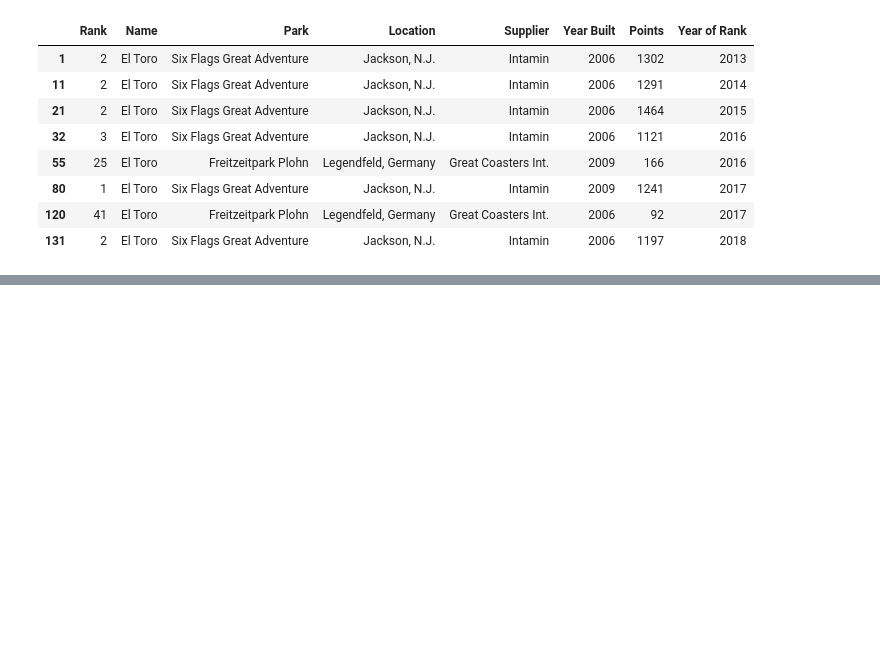
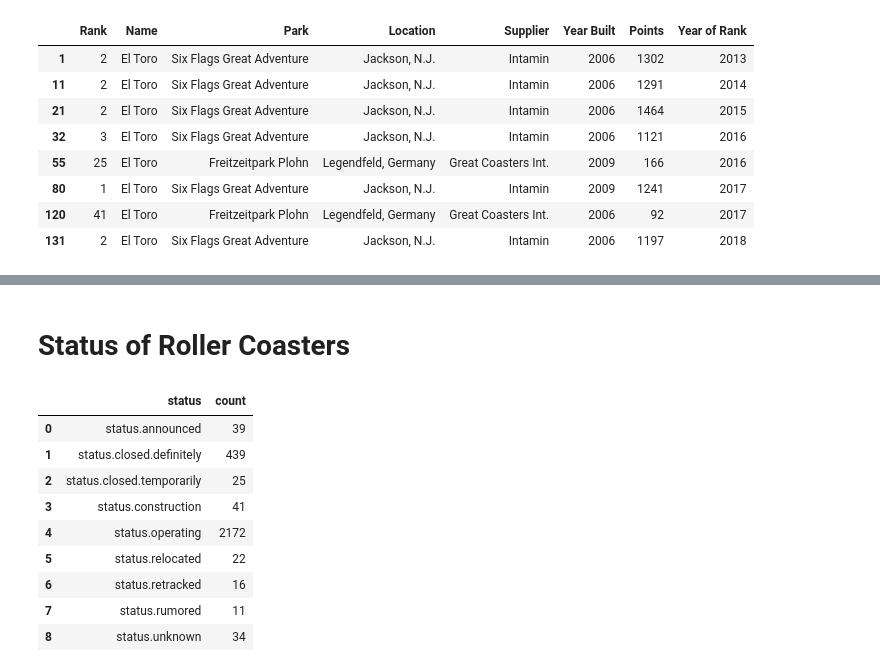
Before and after one commit to princeKike27/Roller-Coaster, a Jupyter notebook: Roller_Coaster.ipynb, the cells around one changed output, grey strips where cells are left out. Saved outputs shown, nothing was run; the diff lists cells and outputs as text; code cells hidden in the pictures; blank space fills up the shorter version.

```diff
--- a/Roller_Coaster.ipynb
+++ b/Roller_Coaster.ipynb
@@ -132,0 +181,18 @@ df_wood[df_wood['Name'] == 'El Toro']
+# %% [markdown]
+# Status of Roller Coasters
+# %%
+# group by status of Roller Coaster
+coaster_status = df_coasters.groupby('status').name.count().reset_index()
+coaster_status.rename(columns={'name': 'count'}, inplace=True)
+coaster_status
+# %% [output]
+|  | status | count |
+| 0 | status.announced | 39 |
+| 1 | status.closed.definitely | 439 |
+| 2 | status.closed.temporarily | 25 |
+| 3 | status.construction | 41 |
+| 4 | status.operating | 2172 |
+| 5 | status.relocated | 22 |
+| 6 | status.retracked | 16 |
+| 7 | status.rumored | 11 |
+| 8 | status.unknown | 34 |
```
Also changed, not shown: parts of 15 cells of this notebook.
